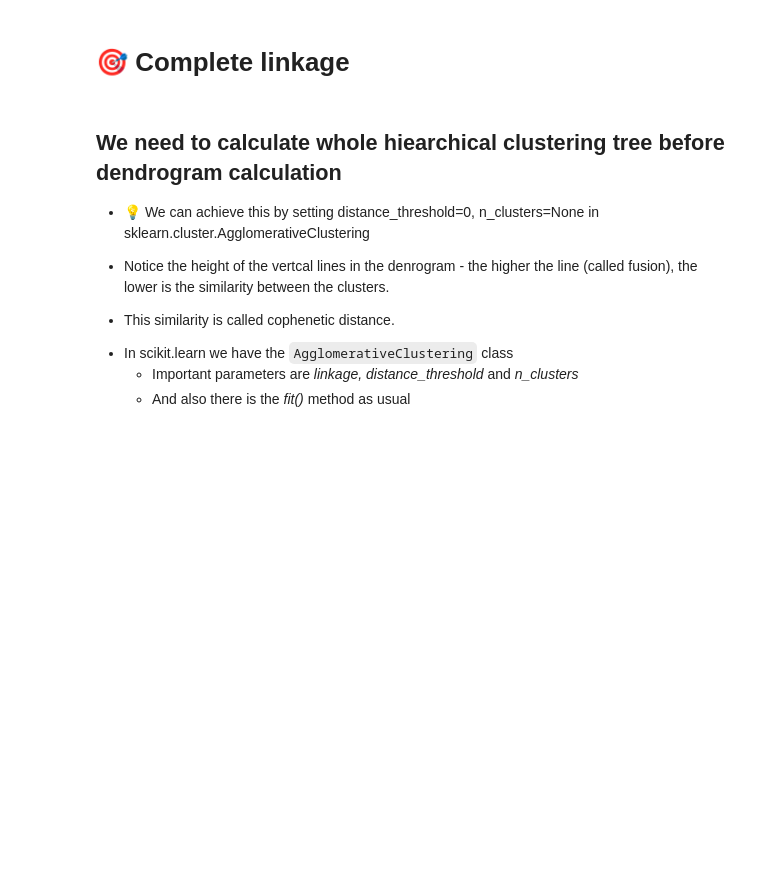
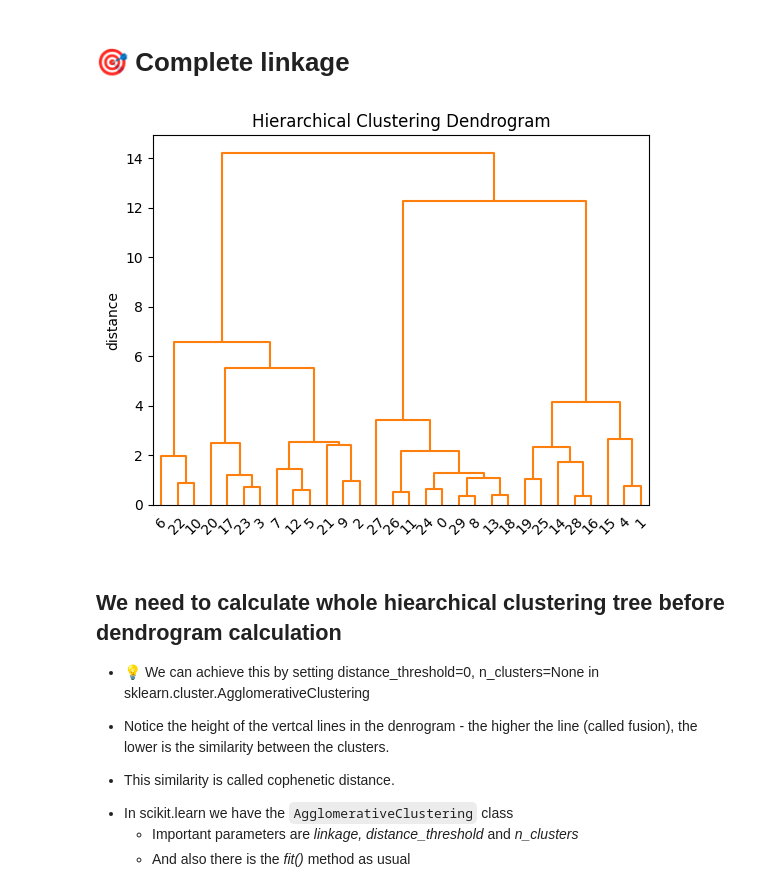
Before and after one commit to lubsar/EFREI-Introduction-to-Machine-Learning, a Jupyter notebook: iml_06.ipynb, the cells around one changed output. Drawn from its saved outputs; the diff is of its cells as text; code cells hidden in the pictures; blank space fills up the shorter version.

```diff
--- a/iml_06.ipynb
+++ b/iml_06.ipynb
@@ -125,6 +125,13 @@ def plot_dendrogram(model, **kwargs):
     plt.ylabel('distance')
 # %% [markdown]
 # 🎯 Complete linkage
+# %%
+clustering = AgglomerativeClustering(linkage='complete', distance_threshold=0, n_clusters=None)
+clustering = clustering.fit(data_subset)
+
+plot_dendrogram(clustering, labels=clustering.labels_, color_threshold=999)
+# %% [output]
+[figure, added]
 # %% [markdown]
 ## We need to calculate whole hiearchical clustering tree before dendrogram calculation
 
```
Also changed, not shown: parts of 17 cells of this notebook.
